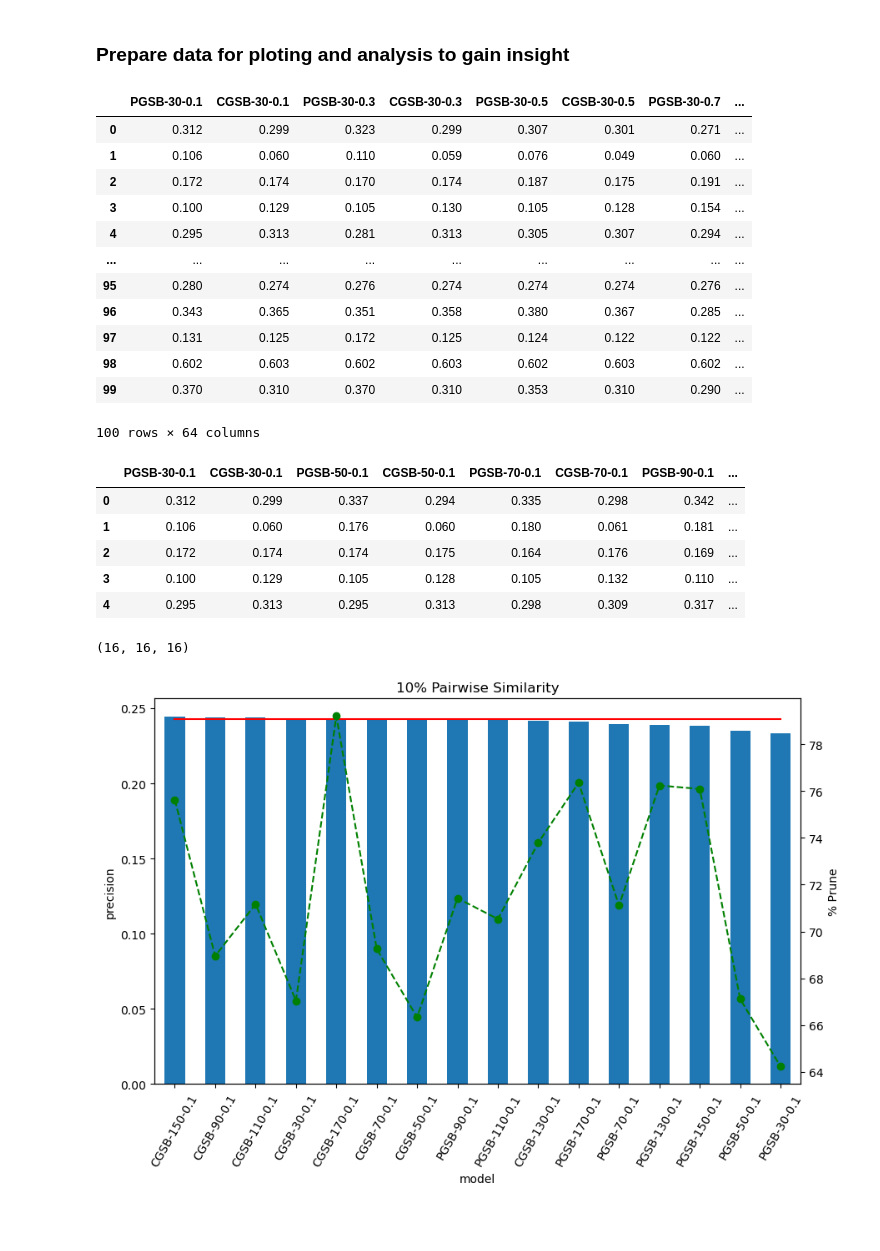
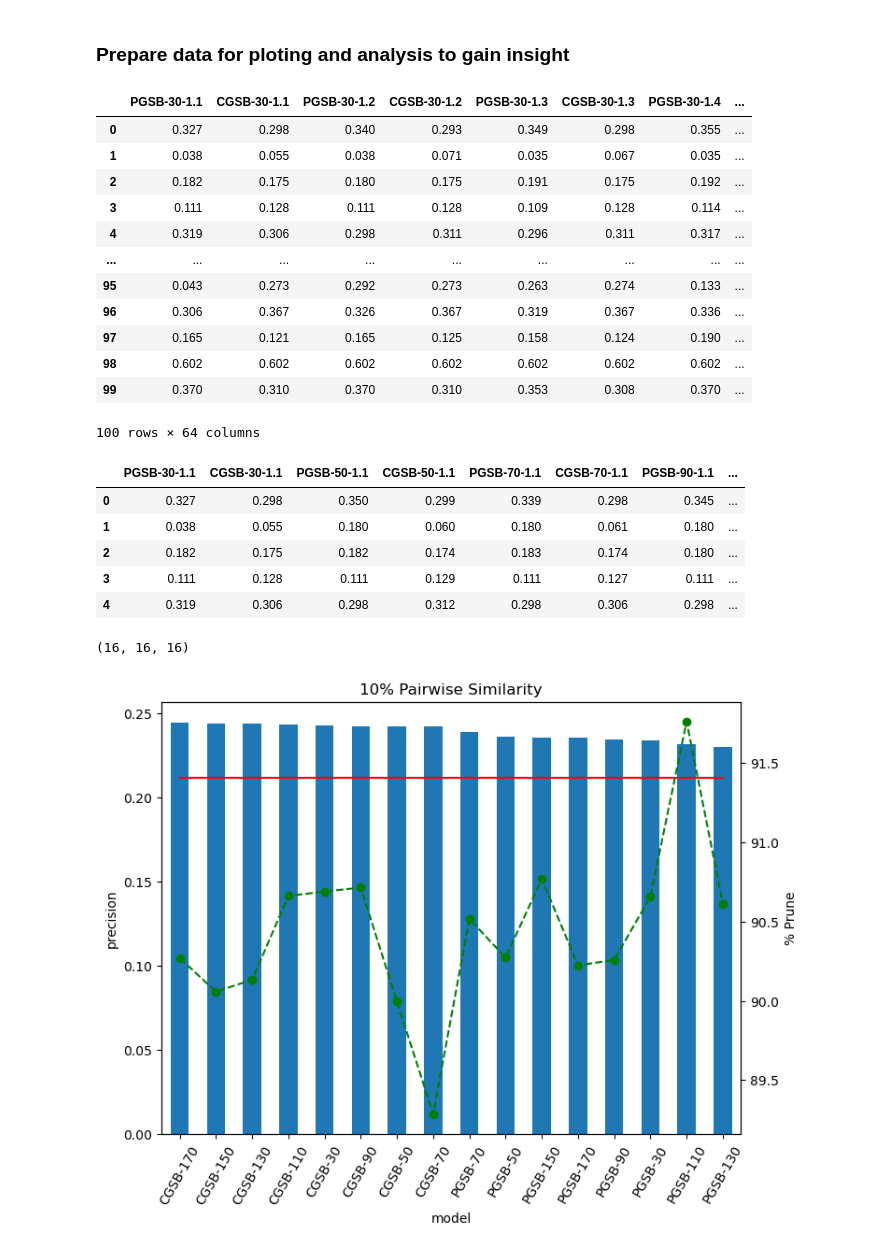
Before and after one commit to kalogeropo/thesis, a Jupyter notebook: exploitation.ipynb, the cells around one changed output. Drawn from its saved outputs; the diff is of its cells as text; code cells hidden in the pictures; blank space fills up the shorter version.

```diff
--- a/exploitation.ipynb
+++ b/exploitation.ipynb
@@ -112,6 +115,6 @@ plt.show()
 # %% [markdown]
 ### Performance based on the size of spectral clustering and similarity between nodes
 # %%
-data = pd.read_excel('exps.xlsx', sheet_name="complete-graph-clusters-sim")
+data = pd.read_excel('exps.xlsx', sheet_name="complete-graph-clusters-avg")
 data
 # %% [output]
@@ -134,18 +137,18 @@ data
 cls_sim_experiment = data.iloc[:, :-2]
 cls_sim_experiment
 # %% [output]
-|  | PGSB-30-0.1 | CGSB-30-0.1 | PGSB-30-0.3 | CGSB-30-0.3 | PGSB-30-0.5 | CGSB-30-0.5 | PGSB-30-0.7 | ... |
-| 0 | 0.312 | 0.299 | 0.323 | 0.299 | 0.307 | 0.301 | 0.271 | ... |
-| 1 | 0.106 | 0.060 | 0.110 | 0.059 | 0.076 | 0.049 | 0.060 | ... |
-| 2 | 0.172 | 0.174 | 0.170 | 0.174 | 0.187 | 0.175 | 0.191 | ... |
-| 3 | 0.100 | 0.129 | 0.105 | 0.130 | 0.105 | 0.128 | 0.154 | ... |
-| 4 | 0.295 | 0.313 | 0.281 | 0.313 | 0.305 | 0.307 | 0.294 | ... |
+|  | PGSB-30-1.1 | CGSB-30-1.1 | PGSB-30-1.2 | CGSB-30-1.2 | PGSB-30-1.3 | CGSB-30-1.3 | PGSB-30-1.4 | ... |
+| 0 | 0.327 | 0.298 | 0.340 | 0.293 | 0.349 | 0.298 | 0.355 | ... |
+| 1 | 0.038 | 0.055 | 0.038 | 0.071 | 0.035 | 0.067 | 0.035 | ... |
+| 2 | 0.182 | 0.175 | 0.180 | 0.175 | 0.191 | 0.175 | 0.192 | ... |
+| 3 | 0.111 | 0.128 | 0.111 | 0.128 | 0.109 | 0.128 | 0.114 | ... |
+| 4 | 0.319 | 0.306 | 0.298 | 0.311 | 0.296 | 0.311 | 0.317 | ... |
 | ... | ... | ... | ... | ... | ... | ... | ... | ... |
-| 95 | 0.280 | 0.274 | 0.276 | 0.274 | 0.274 | 0.274 | 0.276 | ... |
-| 96 | 0.343 | 0.365 | 0.351 | 0.358 | 0.380 | 0.367 | 0.285 | ... |
-| 97 | 0.131 | 0.125 | 0.172 | 0.125 | 0.124 | 0.122 | 0.122 | ... |
-| 98 | 0.602 | 0.603 | 0.602 | 0.603 | 0.602 | 0.603 | 0.602 | ... |
-| 99 | 0.370 | 0.310 | 0.370 | 0.310 | 0.353 | 0.310 | 0.290 | ... |
+| 95 | 0.043 | 0.273 | 0.292 | 0.273 | 0.263 | 0.274 | 0.133 | ... |
+| 96 | 0.306 | 0.367 | 0.326 | 0.367 | 0.319 | 0.367 | 0.336 | ... |
+| 97 | 0.165 | 0.121 | 0.165 | 0.125 | 0.158 | 0.124 | 0.190 | ... |
+| 98 | 0.602 | 0.602 | 0.602 | 0.602 | 0.602 | 0.602 | 0.602 | ... |
+| 99 | 0.370 | 0.310 | 0.370 | 0.310 | 0.353 | 0.308 | 0.370 | ... |
 100 rows × 64 columns
 # %%
 # split dataframes for each similarity condition letting only cluster size to vary
@@ -158,15 +161,15 @@ selected_columns = [
     for j in range(0, 8, 2)  # Iterate over j with a step of 2
 ]
 
-sims_df = [cls_sim_experiment[columns] for columns in selected_columns]
-sims_df[0].head()
+cls_per_sim_list = [cls_sim_experiment[columns] for columns in selected_columns]
+cls_per_sim_list[0].head()
 # %% [output]
-|  | PGSB-30-0.1 | CGSB-30-0.1 | PGSB-50-0.1 | CGSB-50-0.1 | PGSB-70-0.1 | CGSB-70-0.1 | PGSB-90-0.1 | ... |
-| 0 | 0.312 | 0.299 | 0.337 | 0.294 | 0.335 | 0.298 | 0.342 | ... |
-| 1 | 0.106 | 0.060 | 0.176 | 0.060 | 0.180 | 0.061 | 0.181 | ... |
-| 2 | 0.172 | 0.174 | 0.174 | 0.175 | 0.164 | 0.176 | 0.169 | ... |
-| 3 | 0.100 | 0.129 | 0.105 | 0.128 | 0.105 | 0.132 | 0.110 | ... |
-| 4 | 0.295 | 0.313 | 0.295 | 0.313 | 0.298 | 0.309 | 0.317 | ... |
+|  | PGSB-30-1.1 | CGSB-30-1.1 | PGSB-50-1.1 | CGSB-50-1.1 | PGSB-70-1.1 | CGSB-70-1.1 | PGSB-90-1.1 | ... |
+| 0 | 0.327 | 0.298 | 0.350 | 0.299 | 0.339 | 0.298 | 0.345 | ... |
+| 1 | 0.038 | 0.055 | 0.180 | 0.060 | 0.180 | 0.061 | 0.180 | ... |
+| 2 | 0.182 | 0.175 | 0.182 | 0.174 | 0.183 | 0.174 | 0.180 | ... |
+| 3 | 0.111 | 0.128 | 0.111 | 0.129 | 0.111 | 0.127 | 0.111 | ... |
+| 4 | 0.319 | 0.306 | 0.298 | 0.312 | 0.298 | 0.306 | 0.298 | ... |
 # %%
 models_avgs = data['avg_pre'].dropna().values
 
@@ -194,30 +197,6 @@ len(sims_df[0].columns), len(avgs_sim[0]), len(prune_per_sim[0])
 # %% [output]
 (16, 16, 16)
-# %%
-def plot_experiment(df, avgs, prune_pers, current_best, title=''):
-
-    # get rid of similarity label
-    # df.columns = df.columns.str.replace(r'-0\.\d+', '', regex=True)
-
-    df = pd.DataFrame({"model": df.columns, "avg_pre": avgs, "%prune": prune_pers})
-    df = df.sort_values(by="avg_pre", ascending=False)
-
-    ax = df.plot.bar(x="model", y="avg_pre", rot=60, figsize=(10, 6), title=title)
-    ax.set_ylabel('precision')
-
-    ax.plot([current_best for _ in range(df.shape[0])], color='red', linestyle='-', label="Old Best Model")
-
-    ax2 = ax.twinx()
-    # plot prune percentage line
-    ax2.plot(df["%prune"].values, color='green', linestyle='--', marker='o')
-    ax2.set_ylabel('% Prune')
-
-    # Remove the legend
-    ax.legend().remove()
-
-    # Display the chart
-    plt.show()
 # %%
-plot_experiment(sims_df[0], avgs_sim[0], prune_per_sim[0], 0.243, title="10% Pairwise Similarity")
+plot_experiment(cls_per_sim_list[0], avgs_sim[0], prune_per_sim[0], old_best_model, title="10% Pairwise Similarity")
 # %% [output]
-[figure, old version]
+[figure, new version]
```
Also changed, not shown: parts of 13 cells of this notebook, 12 other files.
